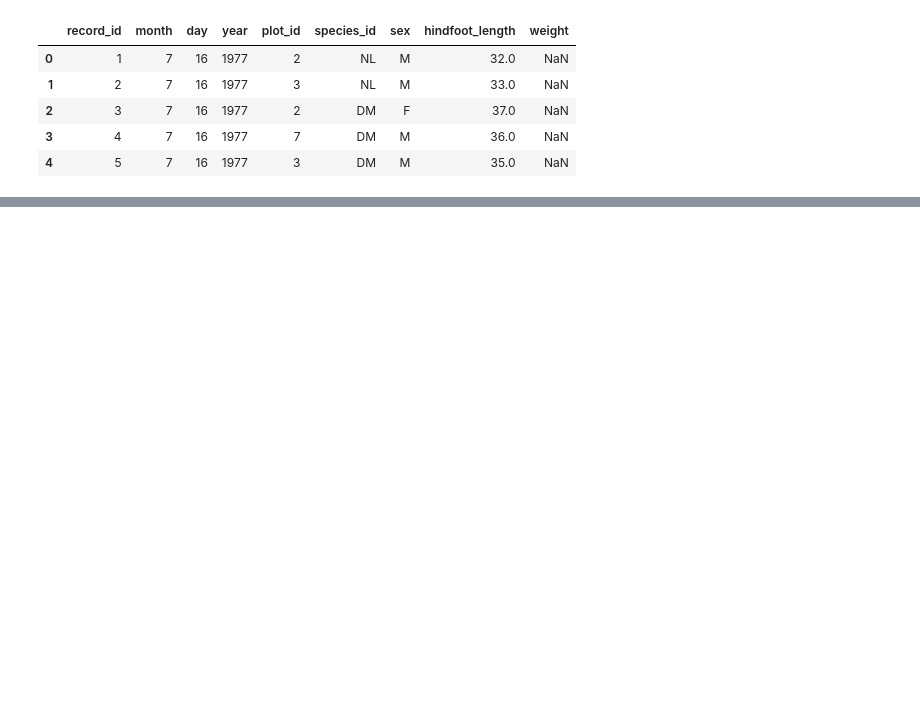
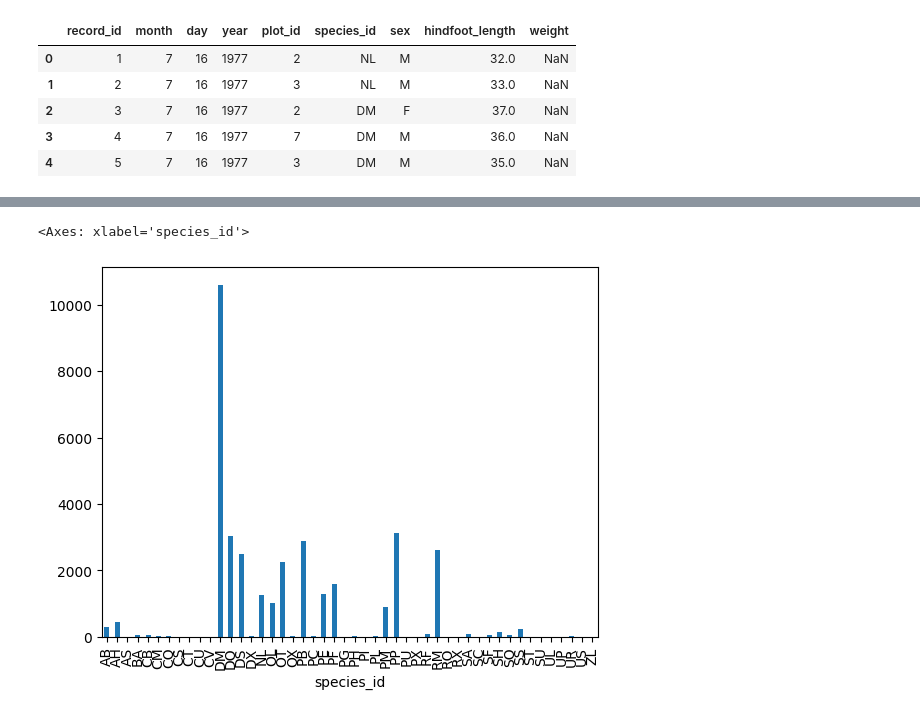
Before and after one commit to theodoraaaa/data-vis-python, a Jupyter notebook: survey_data_vis.ipynb, the cells around one changed output, grey strips where cells are left out. Saved outputs shown, nothing was run; the diff lists cells and outputs as text; code cells hidden in the pictures; blank space fills up the shorter version.

Commit message:
first visualisations

```diff
--- a/survey_data_vis.ipynb
+++ b/survey_data_vis.ipynb
@@ -13,0 +27,3 @@ surveys.head()
+# %%
+species_count=surveys.groupby("species_id")["record_id"].count()
+species_count
@@ -13,0 +50,5 @@ surveys.head()
+# %%
+species_count.plot(kind="bar")
+# %% [output]
+<Axes: xlabel='species_id'>
+[figure, added]
```
Also changed, not shown: parts of 5 cells of this notebook.
